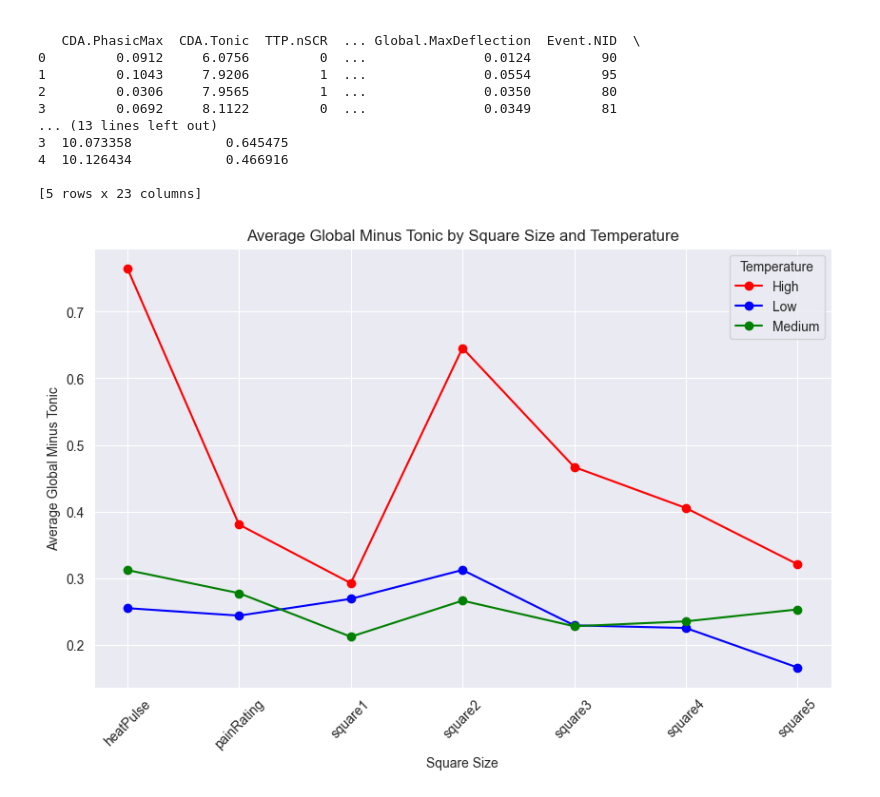
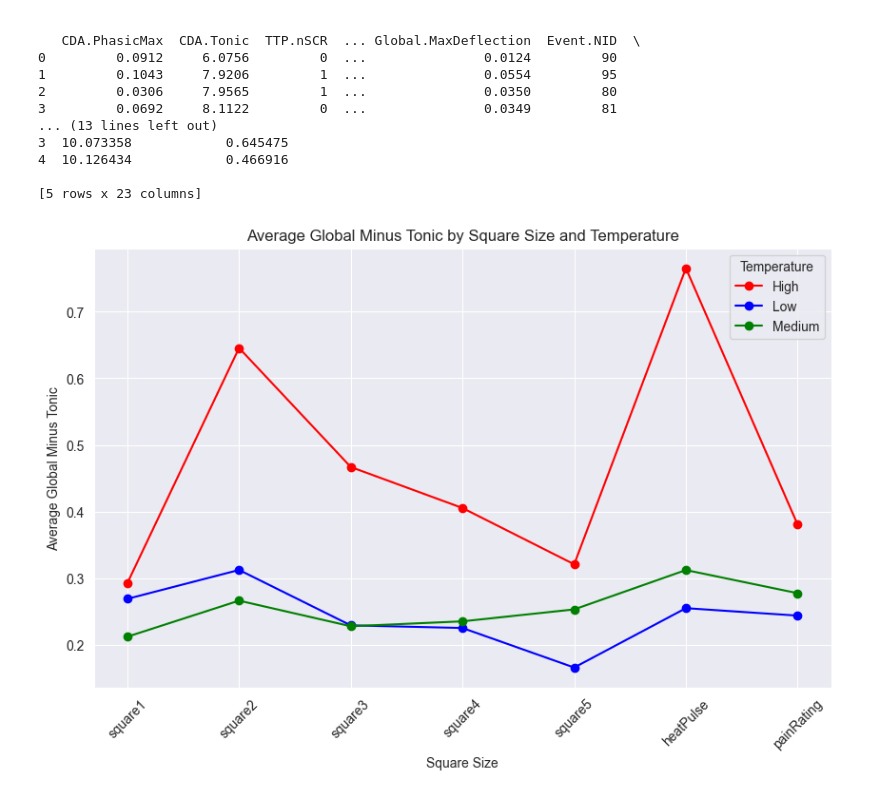
Before and after one commit to omerday/Neuroscience-of-Anxiety-Lab, a Jupyter notebook: DataAnalysis/TIM_Analysis_Noa.ipynb, the cells around one changed output. Saved outputs shown, nothing was run; the diff lists cells and outputs as text; code cells hidden in the pictures.

Commit message:
Ave Global Minus Tonic graph: Ave(ave of global - ave of tonic)

```diff
--- a/DataAnalysis/TIM_Analysis_Noa.ipynb
+++ b/DataAnalysis/TIM_Analysis_Noa.ipynb
@@ -170,28 +170,31 @@ print(data.head())
 # %%
 # Set the size of the plot
 plt.figure(figsize=(10, 6))
+
+category_order = ['square1', 'square2', 'square3', 'square4', 'square5', 'heatPulse', 'painRating']
+data['Event'] = pd.Categorical(data['Event'], categories=category_order, ordered=True)
 
 colors = {'Low': 'blue', 'Medium': 'green', 'High': 'red', 'noPain': 'gray'}  # Map categories to colors
 
 # Sort data for proper line continuity if necessary
 data.sort_values('Event', inplace=True)
 
 # Calculate and plot a line for each temperature level, skipping 'noPain'
 for temp_label, temp_data in data.groupby('Temperature'):
     if temp_label != 'noPain':  # Skip 'noPain' category
         # Calculate the average 'Global_Minus_Tonic' for each event within the current temperature category
         grouped_data = temp_data.groupby('Event')['Global_Minus_Tonic'].mean().reset_index()
         plt.plot(grouped_data['Event'], grouped_data['Global_Minus_Tonic'], marker='o', linestyle='-', label=temp_label, color=colors[temp_label])
 
 plt.xlabel('Square Size')  # Add x-axis label
 plt.ylabel('Average Global Minus Tonic')  # Add y-axis label
 plt.title('Average Global Minus Tonic by Square Size and Temperature')  # Add title
 plt.legend(title='Temperature')  # Add legend with title
 plt.grid(True)  # Add grid for easier reading
 plt.xticks(rotation=45)  # Rotate x-axis labels if needed
 plt.show()  # Display the plot
 # %% [output]
-[figure, old version]
+[figure, new version]
 # %%
 # condition_order = ["NoPain", "Low", "Medium", "High"]
 #
```
